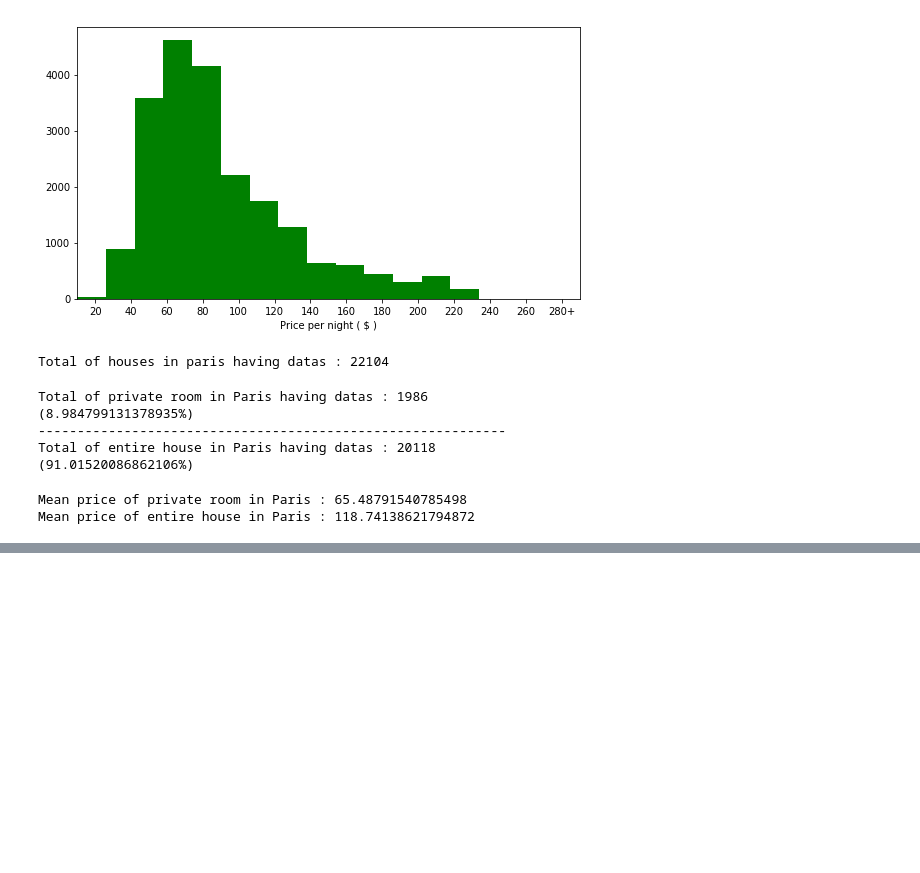
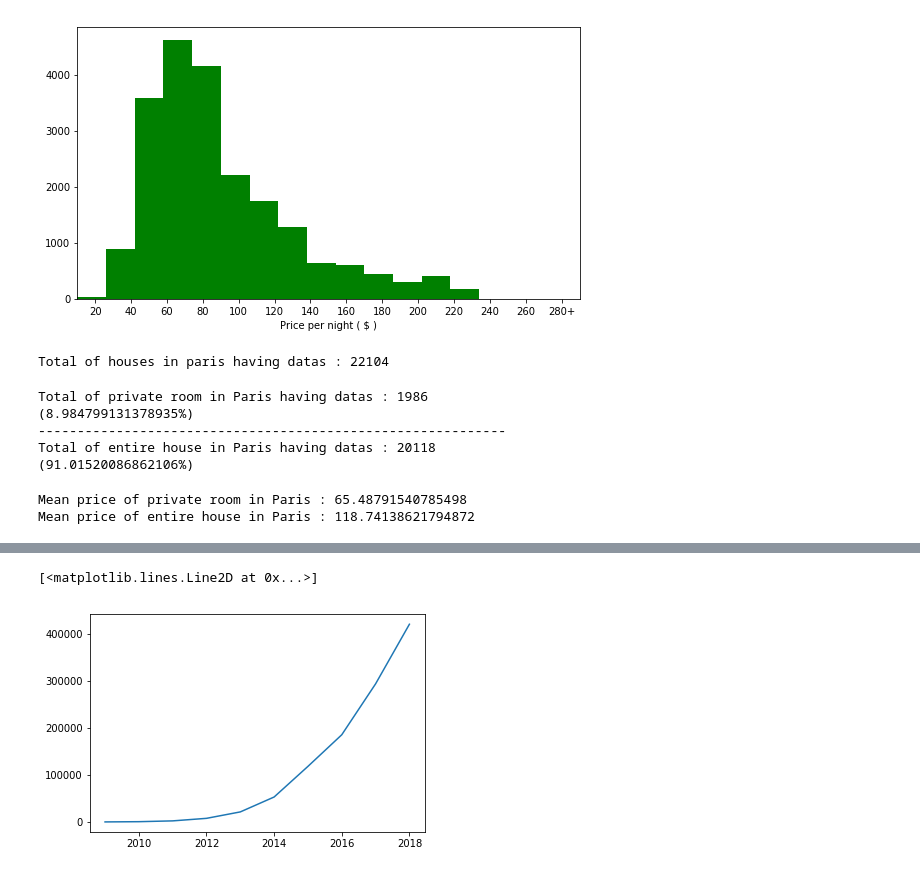
Before and after one commit to CaillouxZinzin/AirBnBAnalysis, a Jupyter notebook: AirbnbAnalysis/ParisData.ipynb, the cells around one changed output, grey strips where cells are left out. Cells and saved outputs as stored; diff of their text form; code cells hidden in the pictures; blank space fills up the shorter version.

```diff
--- a/AirbnbAnalysis/ParisData.ipynb
+++ b/AirbnbAnalysis/ParisData.ipynb
@@ -24,7 +25,7 @@ BDX_PATH = os.path.join(FRANCE_PATH + os.sep, "Bordeaux" + os.sep)
 # %%
 paris_listings = pd.read_csv(PARIS_PATH+"listings.csv", low_memory=False)
 # %%
-paris_reviews = pd.read_csv(PARIS_PATH+"reviews.csv", low_memory=False)
+paris_reviews = pd.read_csv(PARIS_PATH+"reviewsp.csv", low_memory=False)
 # %%
 paris_calendar = pd.read_csv(PARIS_PATH+"calendar.csv", low_memory=False)
 # %% [markdown]
@@ -184,0 +180,10 @@ paris_room
+# %%
+total_reviews_paris = len(paris_reviews)
+first_reviews = min(paris_reviews['date'])
+print("Total reviews since "+str(first_reviews)+" : "+str(total_reviews_paris))
+print("----------------------------------------")
+paris_reviews['date'] = pd.to_datetime(paris_reviews["date"])
+year_selection = paris_reviews.loc[:,['date']]
+year_reviews = year_selection.groupby(year_selection.date.dt.year).count()
+print("Total reviews per year")
+year_reviews
@@ -184,0 +206,5 @@ paris_room
+# %%
+plt.plot(year_reviews)
+# %% [output]
+[<matplotlib.lines.Line2D at 0x...>]
+[figure, added]
```
Also changed, not shown: parts of 9 cells of this notebook.
